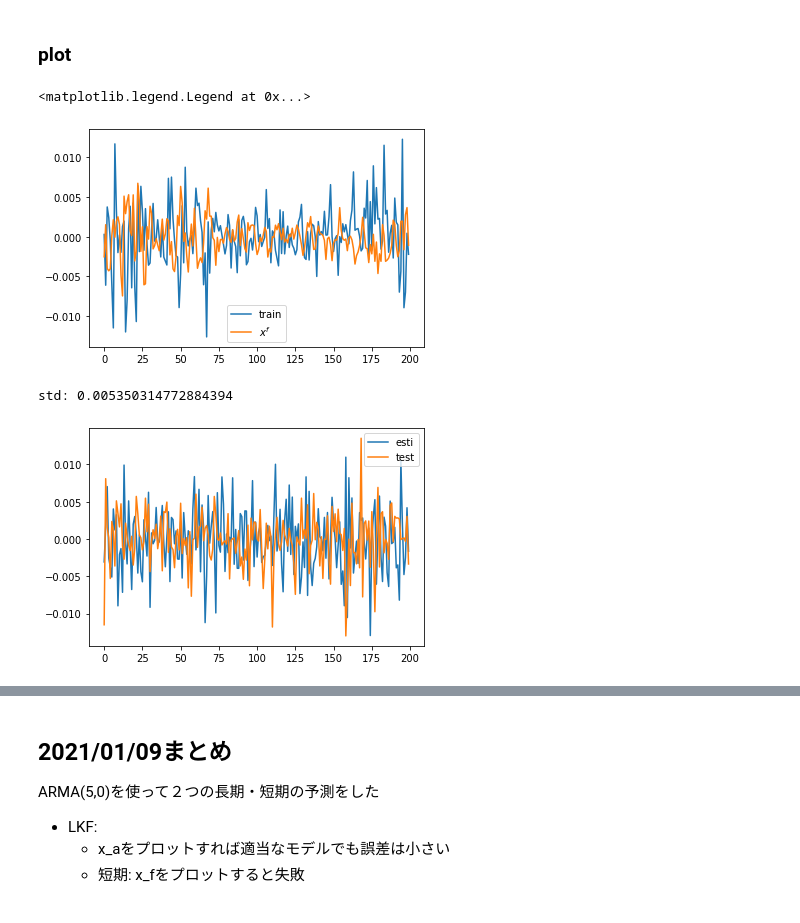
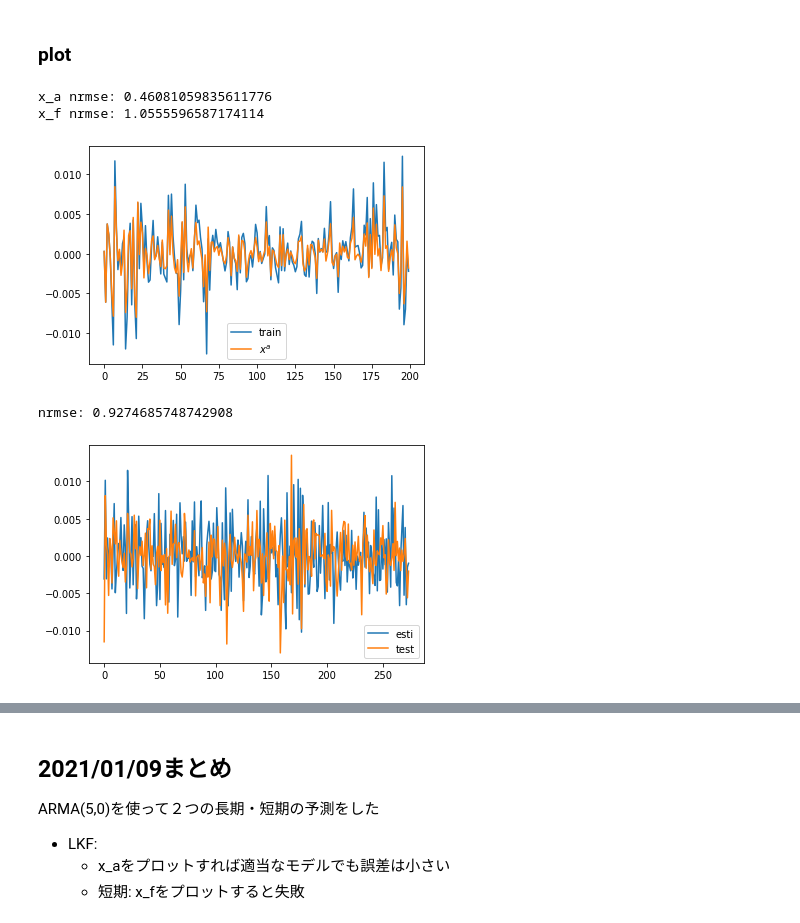
Before and after one commit to KotaTakeda/fx_time_series_analysis, a Jupyter notebook: arma_to_fx.ipynb, the cells around one changed output, grey strips where cells are left out. Drawn from its saved outputs; the diff is of its cells as text; code cells hidden in the pictures.

```diff
--- a/arma_to_fx.ipynb
+++ b/arma_to_fx.ipynb
@@ -178,7 +178,4 @@ estimate_data = (H@(np.array(lkf.x)).T).T
 step_f_data = (H@(np.array(lkf.x_f_history)).T).T
 # %% [markdown]
 ### plot
-# %%
-def nrmse(true, esti, nomalize_std):
-    return np.linalg.norm(true-esti, ord=2)/np.sqrt(len(true))/nomalize_std
 # %%
@@ -260,26 +271,35 @@ enkf_step_f_data = (H_params@(np.array(enkf.x_f_history)).T).T
 # 1stepごとに予測(x_f)
 end = 200
 plt.plot(train[:end], label='train')
-# plt.plot(enkf_estimate_data[:end], label='$x^a$')
-plt.plot(enkf_step_f_data[:end], label='$x^f$')
+plt.plot(enkf_estimate_data[:end], label='$x^a$')
+# plt.plot(enkf_step_f_data[:end], label='$x^f$')
 plt.legend()
+
+# 評価
+enkf_xa_nrmse = nrmse(train, enkf_estimate_data.reshape(-1,), std_train)
+enkf_xf_nrmse = nrmse(train, enkf_step_f_data.reshape(-1,), std_train)
+print(f'x_a nrmse: {enkf_xa_nrmse}')
+print(f'x_f nrmse: {enkf_xf_nrmse}')
 # %% [output]
-<matplotlib.legend.Legend at 0x...>
+x_a nrmse: 0.46081059835611776
+x_f nrmse: 1.0555596587174114
-[figure, old version]
+[figure, new version]
 # %%
 # 推定後パラメータによるARモデルでtestを予測
-# end = 200
+end = 2000
 a_esti = enkf.x[-1][N:]
-esti = generate_state_data(F_a(a_esti), G, Q[0], enkf.x[-1][:N], len(test))
-obs_esti_data = generate_obs_data(H, R[0], esti, noise=False)
-plt.plot(obs_esti_data[:end], label='esti')
+enkf_esti = generate_state_data(F_a(a_esti), G, Q[0], enkf.x[-1][:N], len(test))
+enkf_obs_esti_data = generate_obs_data(H, R[0], enkf_esti, noise=False)
+plt.plot(enkf_obs_esti_data[:end], label='esti')
 plt.plot(test[:end], label='test')
 plt.legend()
 
-print(f'std: {np.std(obs_esti_data.reshape(-1,)-test)}')
+# 評価
+enkf_test_rmse = nrmse(test, enkf_obs_esti_data.reshape(-1,), std_train)
+print(f'nrmse: {enkf_test_rmse}')
 # %% [output]
-std: 0.005350314772884394
+nrmse: 0.9274685748742908
-[figure, old version]
+[figure, new version]
 # %%
 # 自己回帰パラメータの推定結果
 for n in range(N):
```
Also changed, not shown: parts of 7 cells of this notebook.
